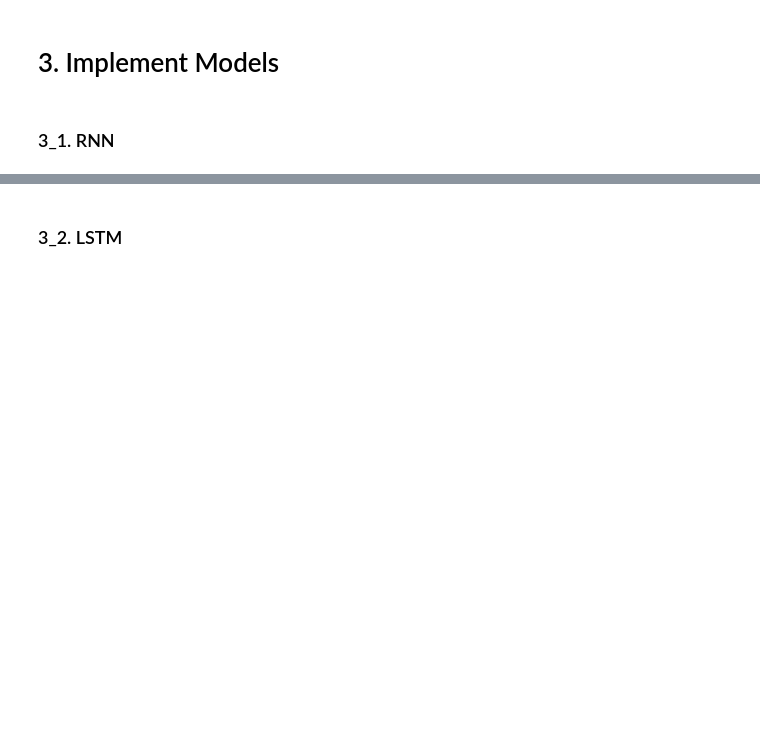
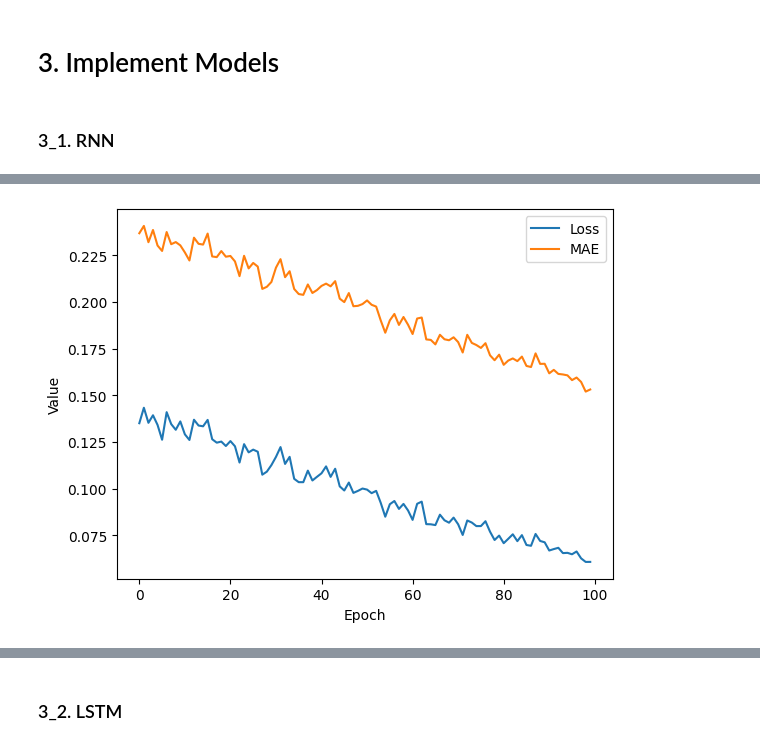
Before and after one commit to dalabdgw/Research_and_Experimental_Results, a Jupyter notebook: Piano Performance Evaluation/Yeongmin Ko/DeepLearningModel/Model V1.ipynb, the cells around one changed output, grey strips where cells are left out. Cells and saved outputs as stored; diff of their text form; code cells hidden in the pictures; blank space fills up the shorter version.

Commit message:
update model code

```diff
--- a/Piano Performance Evaluation/Yeongmin Ko/DeepLearningModel/Model V1.ipynb
+++ b/Piano Performance Evaluation/Yeongmin Ko/DeepLearningModel/Model V1.ipynb
@@ -215,8 +253,8 @@ x_test, y_test = load_data(test_filenames)
 # %% [markdown]
 # 3. Implement Models
 # %%
-num_features = x_data.shape[1]
-num_outputs = y_data.shape[1]
+num_features = x_data[0].shape[1]
+num_outputs = y_data[0].shape[1]
 # %% [markdown]
 ### 3_1. RNN
 # %%
@@ -226,6 +264,7 @@ model = Sequential([
     # Use the SimpleRNN layer for a basic RNN
     SimpleRNN(128, activation='relu', return_sequences=True),
     SimpleRNN(128, activation='relu'),
+    Dropout(0.3),
     Dense(num_outputs)
 ])
 
@@ -252,5 +302,5 @@ _________________________________________________________________
 # %%
 # 3. Train the model
 model.compile(loss = 'mse', optimizer = 'adam', metrics = ['mae'])
-model.fit(x_train, y_train, epochs=100)
+model.fit(train, target, epochs=100)
 # %% [output]
@@ -257,0 +325,2 @@ ValueError: Failed to convert a NumPy array to a Tensor (Unsupported object type
+# %%
+history = model.fit(train, target, epochs=100)
@@ -257,0 +345,9 @@ ValueError: Failed to convert a NumPy array to a Tensor (Unsupported object type
+# %%
+plt.plot(history.history['loss'], label='Loss')
+plt.plot(history.history['mae'], label='MAE')
+plt.legend()
+plt.xlabel('Epoch')
+plt.ylabel('Value')
+plt.show()
+# %% [output]
+[figure, added]
```
Also changed, not shown: parts of 19 cells of this notebook, 2 other files.
